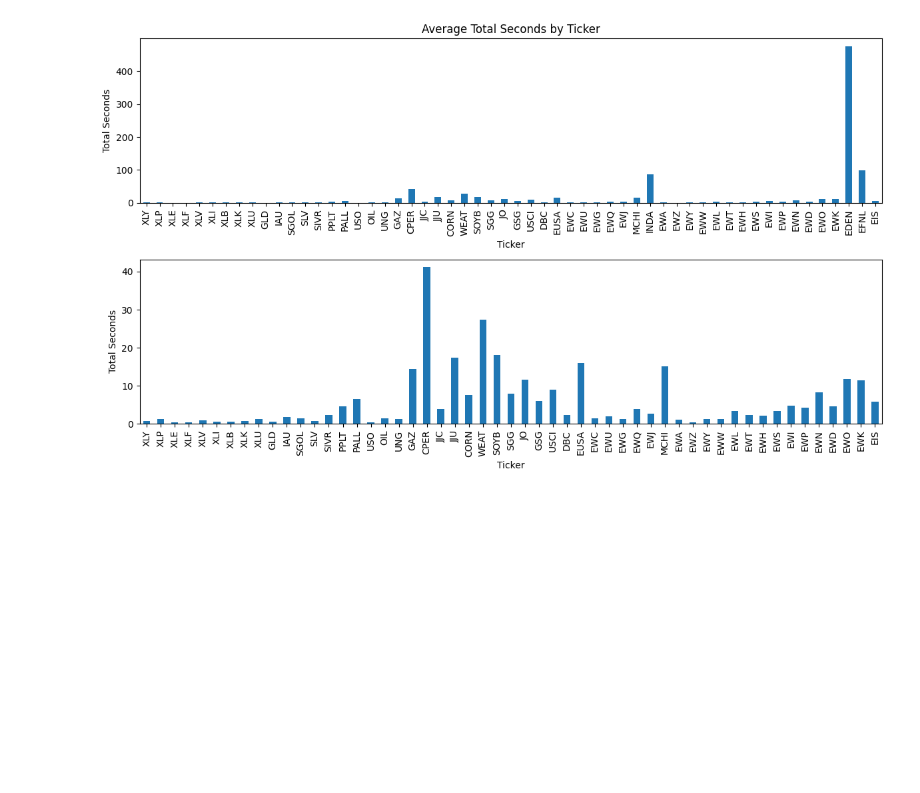
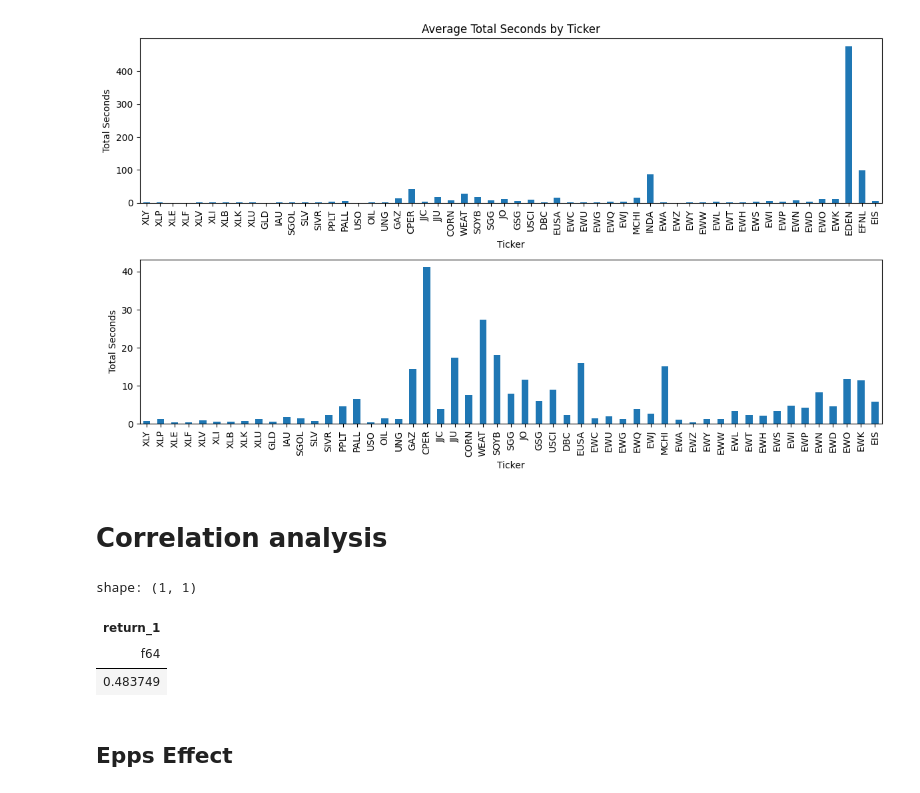
Before and after one commit to hosseinabadi/Big-Data-Correlation-Estimation, a Jupyter notebook: main.ipynb, the cells around one changed output. Cells and saved outputs as stored; diff of their text form; code cells hidden in the pictures; blank space fills up the shorter version.

```diff
--- a/main.ipynb
+++ b/main.ipynb
@@ -75,3 +114,57 @@ plt.tight_layout()
 plt.show()
 # %% [output]
 [figure]
+# %% [markdown]
+# Correlation analysis
+# %%
+asset_data = get_raw_data(years = range(2009, 2013, 1) ,asset_names = ["EWO", "EWG"], print_log=False)
+
+bucketed_data = get_buckets(asset_data)
+
+clean_data = remove_outliers(bucketed_data)
+# %%
+def calculate_correlation(df1, df2, lag=1):
+    # Calculate returns for df1 and df2
+    df1 = df1.with_columns(
+        (df1["weighted-avg-price"] / df1["weighted-avg-price"].shift(lag) - 1).alias("return_1")
+    )
+    df2 = df2.with_columns(
+        (df2["weighted-avg-price"] / df2["weighted-avg-price"].shift(lag) - 1).alias("return_2")
+    )
+
+    # Drop nulls and NaNs from return calculations
+    df1 = df1.drop_nulls(["return_1"])
+    df2 = df2.drop_nulls(["return_2"])
+
+    # Remove the last return row of each day for df1
+    df1 = (
+        df1.with_columns(pl.col("time-bucket").dt.truncate("1d").alias("date"))  # Extract date
+        .sort(["date", "time-bucket"])  # Sort by date and time-bucket
+        .group_by("date", maintain_order=True)
+        .map_groups(lambda df: df.head(-1))  # Exclude last row per group
+    )
+    # Remove the last return row of each day for df2
+    df2 = (
+        df2.with_columns(pl.col("time-bucket").dt.truncate("1d").alias("date"))
+        .sort(["date", "time-bucket"])
+        .group_by("date", maintain_order=True)
+        .map_groups(lambda df: df.head(-1))
+    )
+
+    # Perform an inner join on "time-bucket"
+    result = df1.join(df2, on="time-bucket", how="inner")
+
+
+    # Calculate and return the correlation
+    correlation = result.select(pl.corr("return_1", "return_2"))
+    return correlation
+
+# Example usage
+calculate_correlation(clean_data["EWO"], clean_data["EWG"], lag=1)
+# %% [output]
+shape: (1, 1)
+| return_1 |
+| f64 |
+| 0.483749 |
+# %% [markdown]
+## Epps Effect
```
Also changed, not shown: parts of 8 cells of this notebook.
